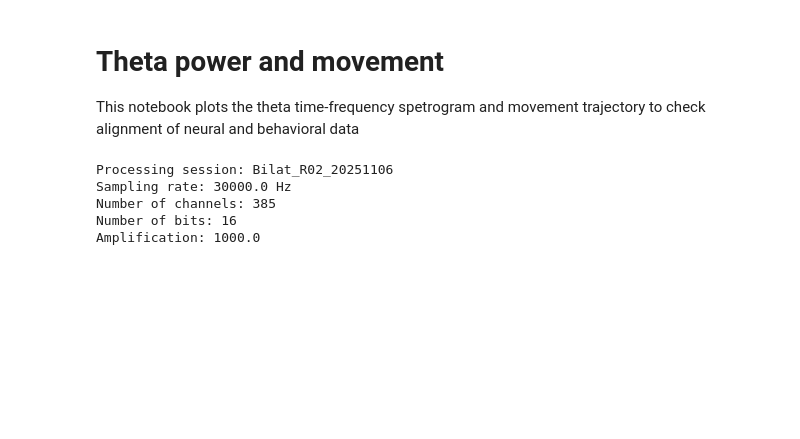
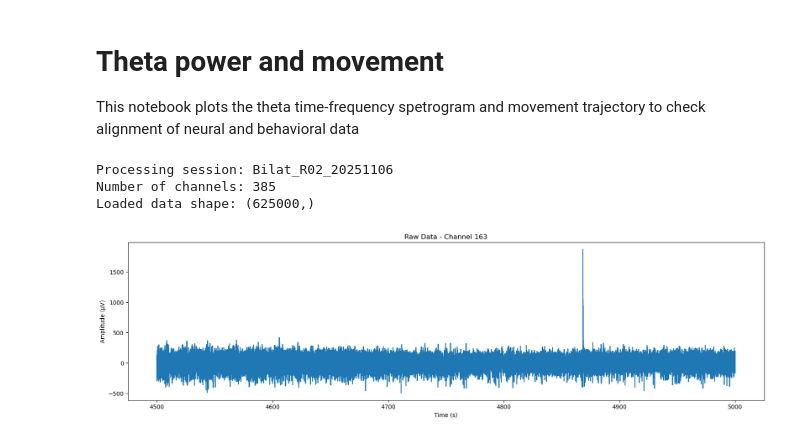
Before and after one commit to Sid-Rafilson-1617/Buzsaki-rotation-code, a Jupyter notebook: theta_movement.ipynb, the cells around one changed output. Saved outputs shown, nothing was run; the diff lists cells and outputs as text; code cells hidden in the pictures; blank space fills up the shorter version.

```diff
--- a/theta_movement.ipynb
+++ b/theta_movement.ipynb
@@ -9,10 +12,11 @@ from scipy.signal import ShortTimeFFT
 import os
 # %%
 DATA_DIR = r"\\research-cifs.nyumc.org\research\buzsakilab\Homes\voerom01\Bilat_HPC\Bilat_R02\Bilat_R02_20251106"
+SESSION_NAME = "pre_sleep_g0"
 PROBE = 3
 CHANNEL = 163
-START = 0
-STOP = 100
+START = 4_500 # in seconds
+STOP = 5_000
 # %%
 session_name = os.path.basename(DATA_DIR)
 print(f"Processing session: {session_name}")
@@ -24,31 +28,32 @@ import xml.etree.ElementTree as ET
 tree = ET.parse(xml_file)
 root = tree.getroot()
 nChannels = int(root.find('acquisitionSystem').find('nChannels').text)
-samplingRate = float(root.find('acquisitionSystem').find('samplingRate').text)
-nBits = int(root.find('acquisitionSystem').find('nBits').text)
-amplification = float(root.find('acquisitionSystem').find('amplification').text)
-print(f"Sampling rate: {samplingRate} Hz")
+
+
 print(f"Number of channels: {nChannels}")
-print(f"Number of bits: {nBits}")
-print(f"Amplification: {amplification}")
+
 
 # loading the dat file
+sampling_rate = 1250
 data = np.memmap(dat_file, dtype='int16', mode='r')
 data = data.reshape(-1, nChannels)
-channel_data = data[:, CHANNEL] / amplification  # Convert to microvolts
+channel_data = data[START * sampling_rate:STOP * sampling_rate, CHANNEL]  # Convert to microvolts
 print(f"Loaded data shape: {channel_data.shape}")
 # %% [output]
 Processing session: Bilat_R02_20251106
-Sampling rate: 30000.0 Hz
 Number of channels: 385
-Number of bits: 16
-Amplification: 1000.0
+Loaded data shape: (625000,)
 # %%
+sampling_rate = 1250  # Hz
+times = np.arange(channel_data.shape[0]) / sampling_rate
+times = times + START
+
 # plotting the raw data for the selected channel
-plt.figure(figsize=(15, 5))
-plt.plot(channel_data[:samplingRate * 10])  # Plot first 10 seconds
+plt.figure(figsize=(20, 5))
+plt.plot(times, channel_data)
 plt.title(f"Raw Data - Channel {CHANNEL}")
-plt.xticks(np.arange(0, samplingRate * 10, samplingRate), np.arange(0, 11, 1))
 plt.xlabel("Time (s)")
 plt.ylabel("Amplitude (µV)")
 plt.show()
+# %% [output]
+[figure, added]
```
Also changed, not shown: parts of 4 cells of this notebook, 6 other files.
